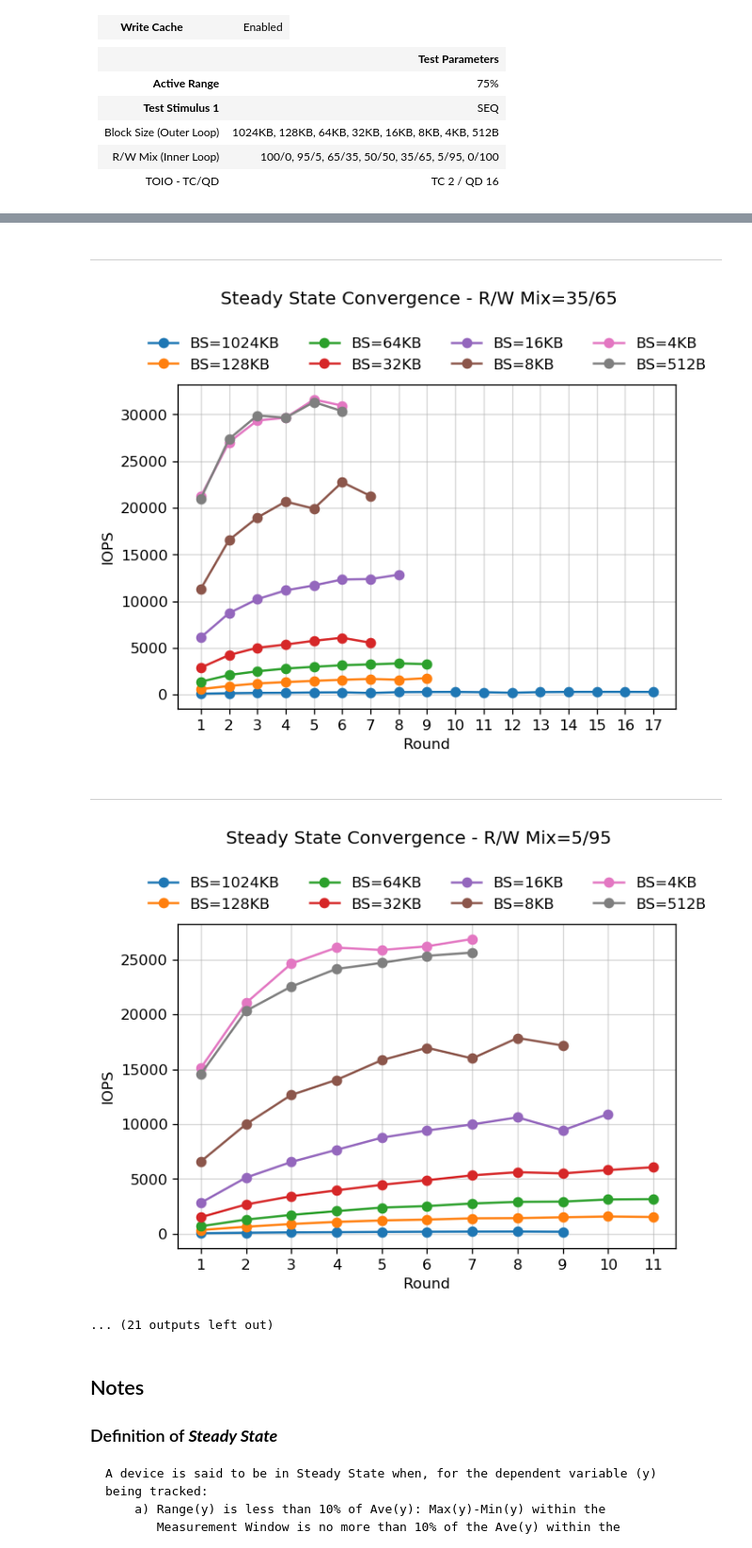
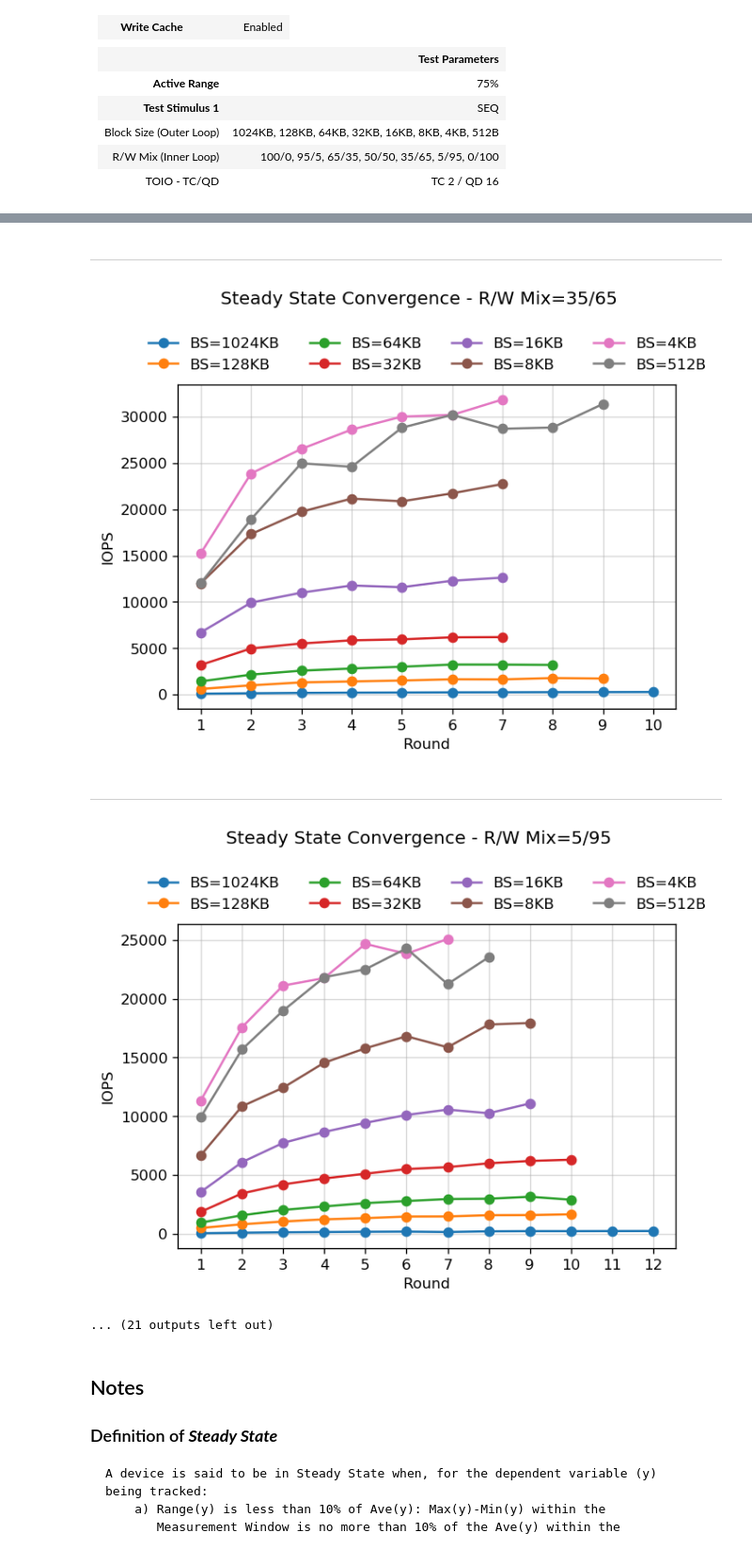
Before and after one commit to ljishen/SSSPT, a Jupyter notebook: analysis/notebooks/iops_test_hp.ipynb, the cells around one changed output, grey strips where cells are left out. Shown: that part at 94% size. Drawn from its saved outputs; the diff is of its cells as text; code cells hidden in the pictures.

```diff
--- a/analysis/notebooks/iops_test_hp.ipynb
+++ b/analysis/notebooks/iops_test_hp.ipynb
@@ -62,7 +62,7 @@
 # %%
 %run 'common/plot_iops.py'
 
-profiles_dirname = 'hp/iops'
+profiles_dirname = 'hp/iops/2'
 
 plot_ss_convergence(profiles_dirname)
 plot_ss_measurement_window(profiles_dirname)
@@ -81,7 +81,7 @@ plot_measurement_window_3d(profiles_dirname)
 ---
-[figure, old version]
+[figure, new version]
 ---
-[figure, old version]
+[figure, new version]
 ... (21 outputs left out)
 # %% [markdown]
 ## Notes
```
Also changed, not shown: parts of 1 cell of this notebook.
